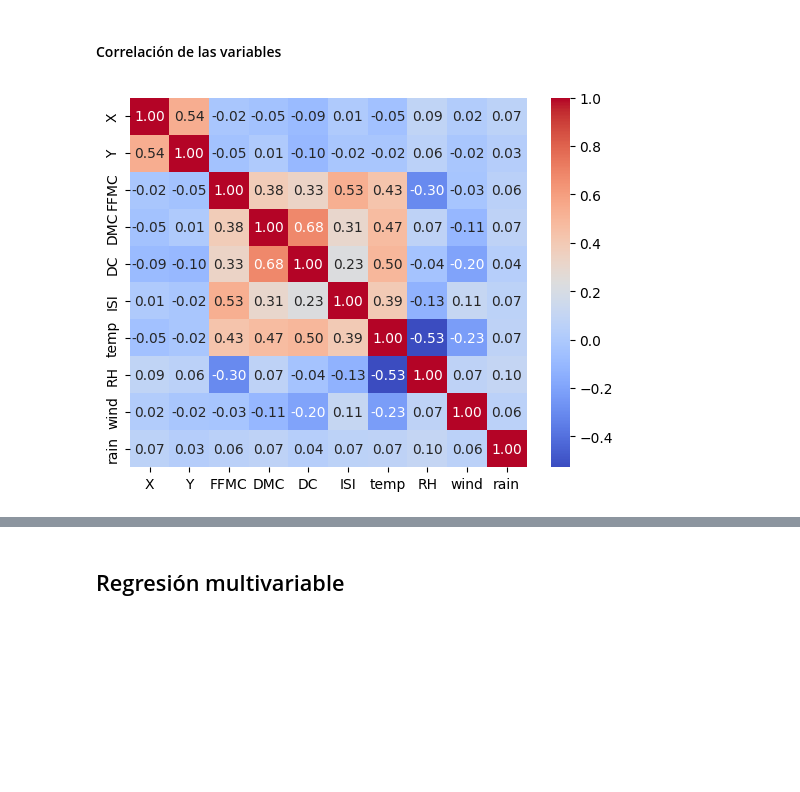
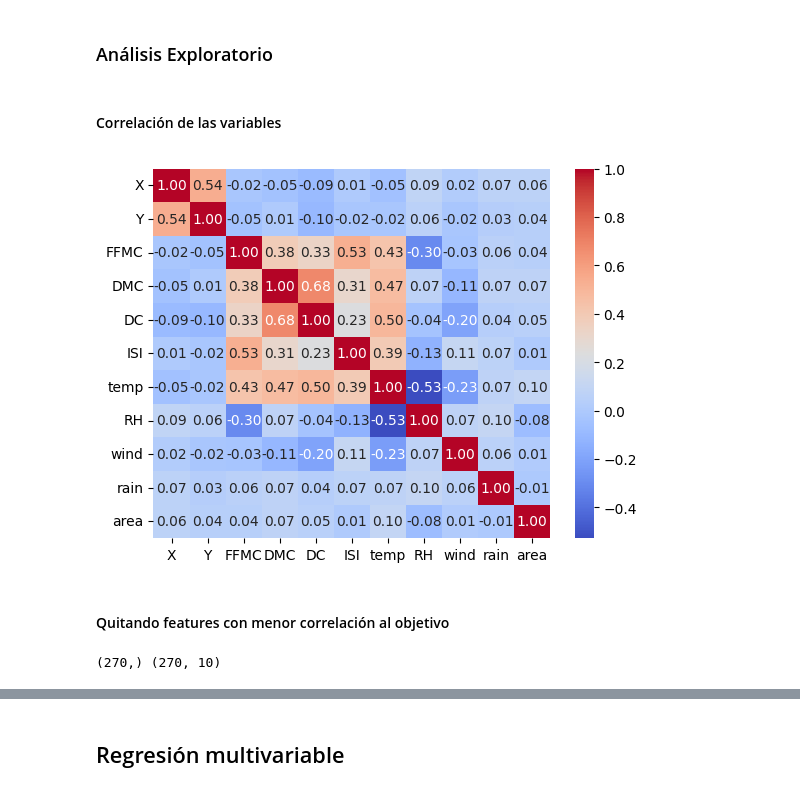
Before and after one commit to Sandovl0593/project1-ML, a Jupyter notebook: main.ipynb, the cells around one changed output, grey strips where cells are left out. Cells and saved outputs as stored; diff of their text form; code cells hidden in the pictures; blank space fills up the shorter version.

```diff
--- a/main.ipynb
+++ b/main.ipynb
@@ -17,0 +10,6 @@ yreal = dataset.iloc[:, -1].to_numpy().astype(np.float32)
+# %%
+dataset = pd.read_csv('forestfires.csv')
+dataset = dataset.sort_values(by=['month', 'day', 'temp'])
+# mostrar solo el temp mas alto de cada mes y dia
+# dataset = dataset.drop_duplicates(subset=['month', 'day'], keep='last')
+dataset
@@ -18,8 +30,11 @@ yreal = dataset.iloc[:, -1].to_numpy().astype(np.float32)
+# %% [markdown]
+### Análisis Exploratorio
 # %% [markdown]
 #### Correlación de las variables
 # %%
-sns.heatmap(np.corrcoef(X.T), annot=True, cmap='coolwarm', fmt=".2f",
-                        xticklabels=dataset.columns[:-1], yticklabels=dataset.columns[:-1])
+showcorr = dataset.drop(columns=['month', 'day'])
+sns.heatmap(np.corrcoef(showcorr.T), annot=True, cmap='coolwarm', fmt=".2f",
+                        xticklabels=showcorr.columns, yticklabels=showcorr.columns)
 plt.show()
 # %% [output]
-[figure, old version]
+[figure, new version]
@@ -33,0 +41,13 @@ plt.show()
+# %% [markdown]
+#### Quitando features con menor correlación al objetivo
+# %%
+# transformacion logaritmica porque la variable area esta muy sesgada
+dataset = dataset[dataset['area'] > 0].drop(columns=['month', 'day'])
+temp = dataset['area']
+dataset['area'] = np.log1p(dataset['area'])
+# quitar los areas con valores nulos
+Xpd = dataset.iloc[:, :-1]
+Ypd = dataset.iloc[:, -1]
+print(Ypd.shape, Xpd.shape)
+# %% [output]
+(270,) (270, 10)
```
Also changed, not shown: parts of 15 cells of this notebook.
